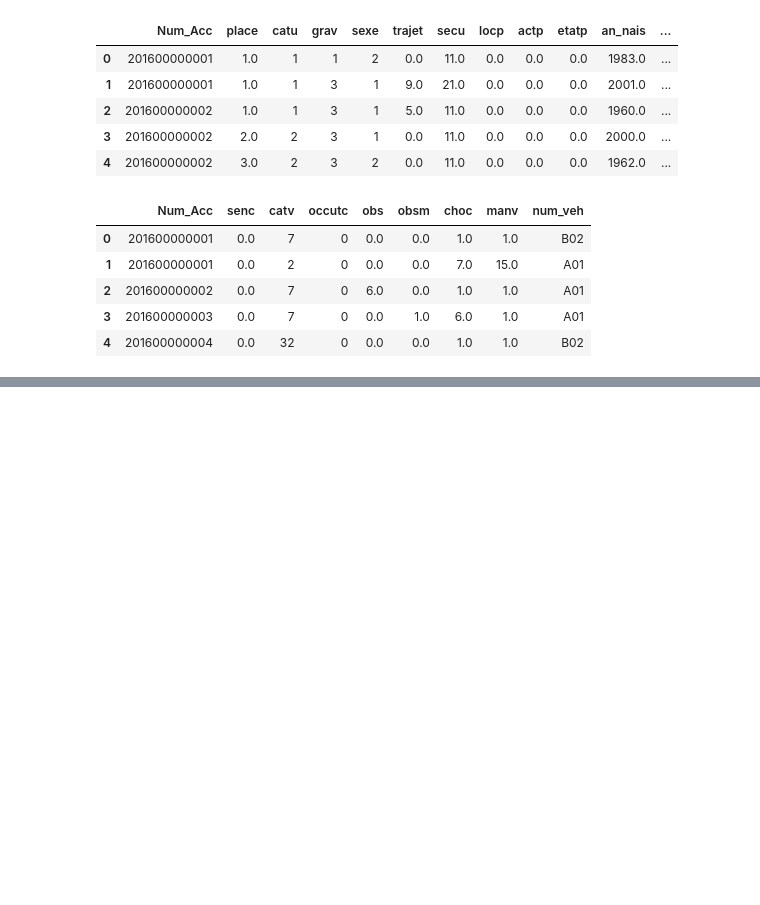
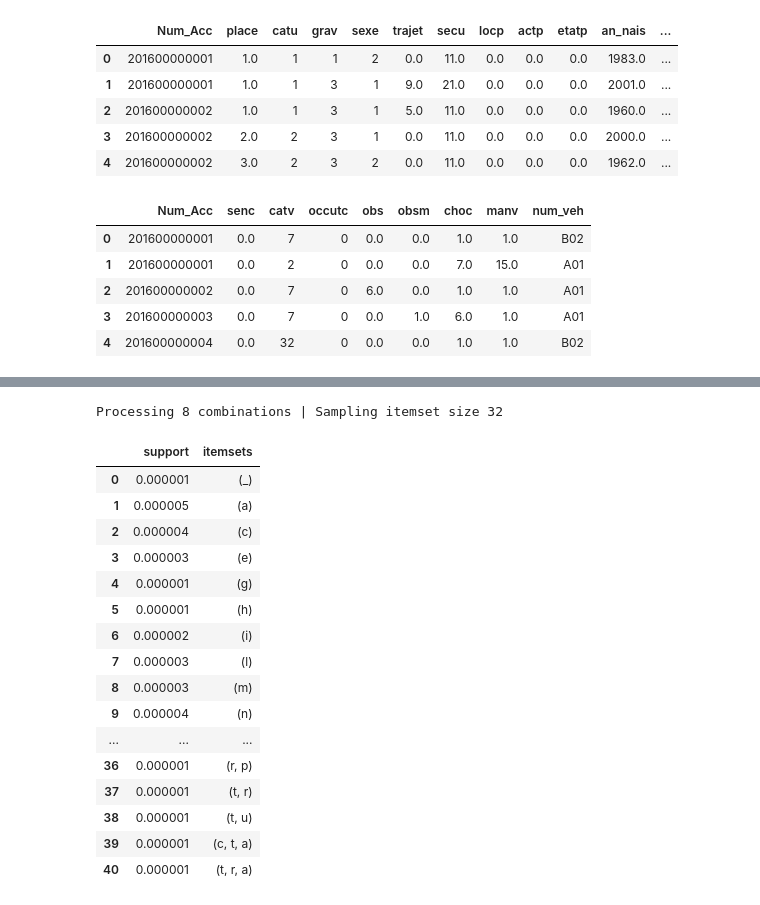
Before and after one commit to WilliamBamba/projet_dm, a Jupyter notebook: frequent_patterns/frequent_item.ipynb, the cells around one changed output, grey strips where cells are left out. Saved outputs shown, nothing was run; the diff lists cells and outputs as text; code cells hidden in the pictures; blank space fills up the shorter version.

```diff
--- a/frequent_patterns/frequent_item.ipynb
+++ b/frequent_patterns/frequent_item.ipynb
@@ -48,0 +89,25 @@ vehicles.head()
+# %%
+te_ary = te.fit(merged3).transform(merged3)
+df = pd.DataFrame(te_ary, columns=te.columns_)
+# apriori(df, min_support=0.6)
+freq_items = apriori(df, min_support=0.000001, use_colnames=True,verbose=1, low_memory=True)
+freq_items
+# %% [output]
+Processing 8 combinations | Sampling itemset size 32
+|  | support | itemsets |
+| 0 | 0.000001 | (_) |
+| 1 | 0.000005 | (a) |
+| 2 | 0.000004 | (c) |
+| 3 | 0.000003 | (e) |
+| 4 | 0.000001 | (g) |
+| 5 | 0.000001 | (h) |
+| 6 | 0.000002 | (i) |
+| 7 | 0.000003 | (l) |
+| 8 | 0.000003 | (m) |
+| 9 | 0.000004 | (n) |
+| ... | ... | ... |
+| 36 | 0.000001 | (r, p) |
+| 37 | 0.000001 | (t, r) |
+| 38 | 0.000001 | (t, u) |
+| 39 | 0.000001 | (c, t, a) |
+| 40 | 0.000001 | (t, r, a) |
```
Also changed, not shown: parts of 11 cells of this notebook.
